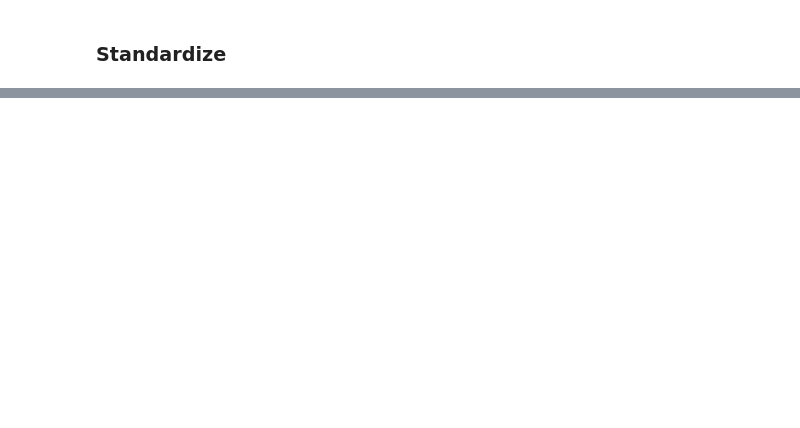
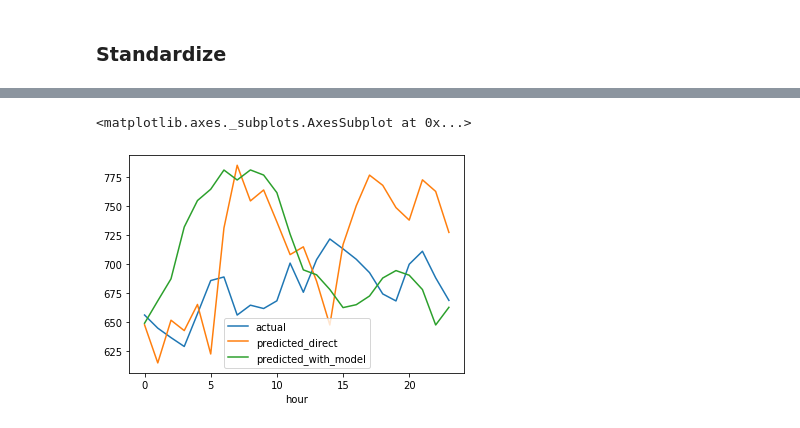
Before and after one commit to amy-wang/thesis2, a Jupyter notebook: data/Simple Dispatch Output.ipynb, the cells around one changed output, grey strips where cells are left out. Saved outputs shown, nothing was run; the diff lists cells and outputs as text; code cells hidden in the pictures; blank space fills up the shorter version.

```diff
--- a/data/Simple Dispatch Output.ipynb
+++ b/data/Simple Dispatch Output.ipynb
@@ -322,0 +330,10 @@ Y_test.to_csv("predict_simple_dispatch/Y_test.csv")
+# %%
+# Hour of day
+mef = mef.reset_index()
+mef_hour = mef.groupby( ['hour'] ).mean().reset_index()
+# %%
+mef_hour = mef_hour.set_index('hour')
+mef_hour.plot()
+# %% [output]
+<matplotlib.axes._subplots.AxesSubplot at 0x...>
+[figure, added]
```
Also changed, not shown: parts of 51 cells of this notebook, 3 other files.
